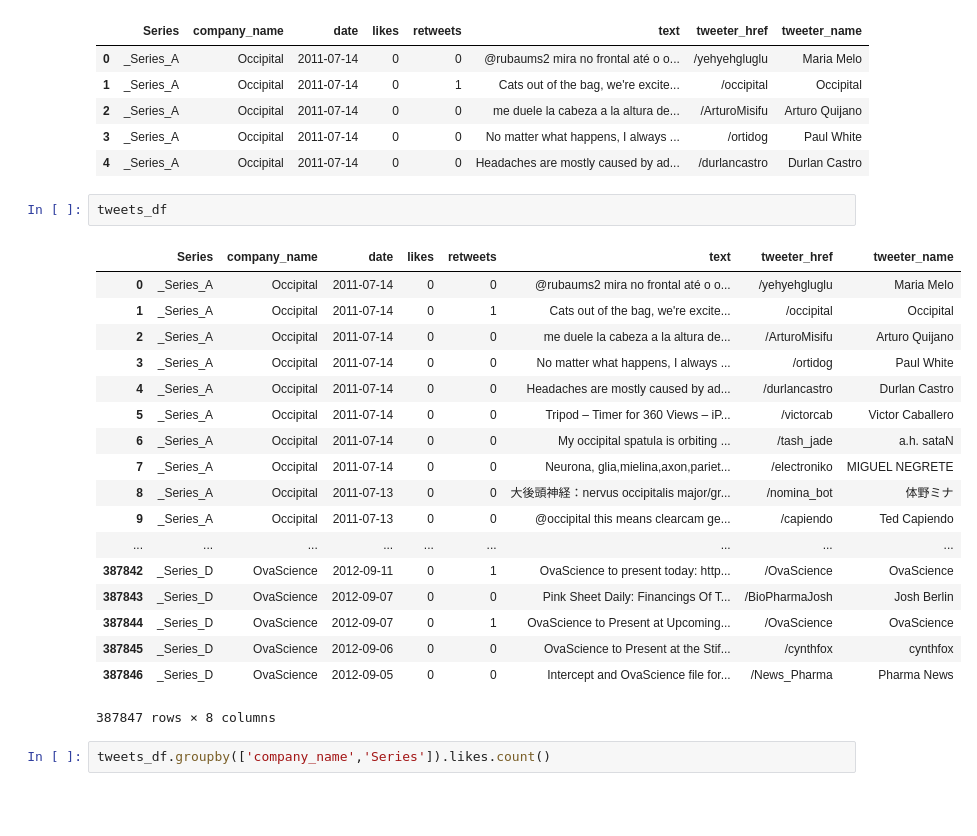
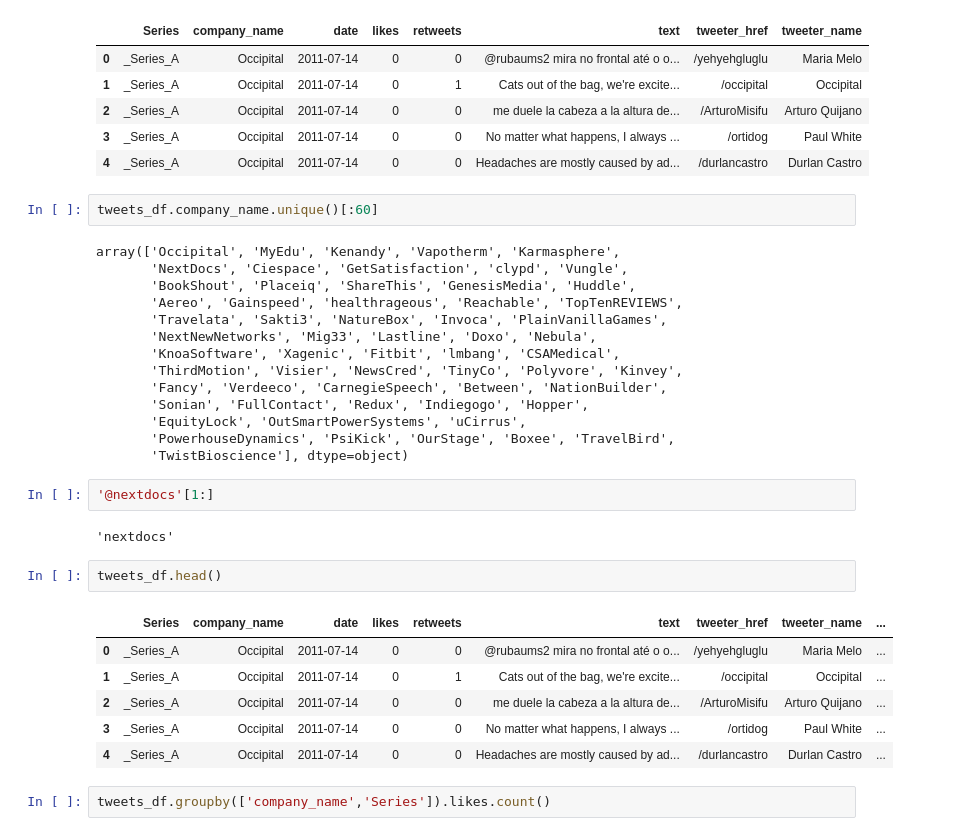
Before and after one commit to kyang01/startup-analysis, a Jupyter notebook: Extracting Tweet Features.ipynb, the cells around one changed output. Cells and saved outputs as stored; diff of their text form; blank space fills up the shorter version.

```diff
--- a/Extracting Tweet Features.ipynb
+++ b/Extracting Tweet Features.ipynb
@@ -149,27 +149,35 @@ tweets_df.groupby()
 | 2 | _Series_A | Occipital | 2011-07-14 | 0 | 0 | me duele la cabeza a la altura de... | /ArturoMisifu | Arturo Quijano |
 | 3 | _Series_A | Occipital | 2011-07-14 | 0 | 0 | No matter what happens, I always ... | /ortidog | Paul White |
 | 4 | _Series_A | Occipital | 2011-07-14 | 0 | 0 | Headaches are mostly caused by ad... | /durlancastro | Durlan Castro |
+# %%
+tweets_df.company_name.unique()[:60]
+# %% [output]
+array(['Occipital', 'MyEdu', 'Kenandy', 'Vapotherm', 'Karmasphere',
+       'NextDocs', 'Ciespace', 'GetSatisfaction', 'clypd', 'Vungle',
+       'BookShout', 'Placeiq', 'ShareThis', 'GenesisMedia', 'Huddle',
+       'Aereo', 'Gainspeed', 'healthrageous', 'Reachable', 'TopTenREVIEWS',
+       'Travelata', 'Sakti3', 'NatureBox', 'Invoca', 'PlainVanillaGames',
+       'NextNewNetworks', 'Mig33', 'Lastline', 'Doxo', 'Nebula',
+       'KnoaSoftware', 'Xagenic', 'Fitbit', 'lmbang', 'CSAMedical',
+       'ThirdMotion', 'Visier', 'NewsCred', 'TinyCo', 'Polyvore', 'Kinvey',
+       'Fancy', 'Verdeeco', 'CarnegieSpeech', 'Between', 'NationBuilder',
+       'Sonian', 'FullContact', 'Redux', 'Indiegogo', 'Hopper',
+       'EquityLock', 'OutSmartPowerSystems', 'uCirrus',
+       'PowerhouseDynamics', 'PsiKick', 'OurStage', 'Boxee', 'TravelBird',
+       'TwistBioscience'], dtype=object)
+# %%
+'@nextdocs'[1:]
+# %% [output]
+'nextdocs'
 # %%
-tweets_df
+tweets_df.head()
 # %% [output]
-|  | Series | company_name | date | likes | retweets | text | tweeter_href | tweeter_name |
-| 0 | _Series_A | Occipital | 2011-07-14 | 0 | 0 | @rubaums2 mira no frontal até o o... | /yehyehgluglu | Maria Melo |
-| 1 | _Series_A | Occipital | 2011-07-14 | 0 | 1 | Cats out of the bag, we're excite... | /occipital | Occipital |
-| 2 | _Series_A | Occipital | 2011-07-14 | 0 | 0 | me duele la cabeza a la altura de... | /ArturoMisifu | Arturo Quijano |
-| 3 | _Series_A | Occipital | 2011-07-14 | 0 | 0 | No matter what happens, I always ... | /ortidog | Paul White |
-| 4 | _Series_A | Occipital | 2011-07-14 | 0 | 0 | Headaches are mostly caused by ad... | /durlancastro | Durlan Castro |
-| 5 | _Series_A | Occipital | 2011-07-14 | 0 | 0 | Tripod – Timer for 360 Views – iP... | /victorcab | Victor Caballero |
-| 6 | _Series_A | Occipital | 2011-07-14 | 0 | 0 | My occipital spatula is orbiting ... | /tash_jade | a.h. sataN |
-| 7 | _Series_A | Occipital | 2011-07-14 | 0 | 0 | Neurona, glia,mielina,axon,pariet... | /electroniko | MIGUEL NEGRETE |
-| 8 | _Series_A | Occipital | 2011-07-13 | 0 | 0 | 大後頭神経：nervus occipitalis major/gr... | /nomina_bot | 体野ミナ |
-| 9 | _Series_A | Occipital | 2011-07-13 | 0 | 0 | @occipital this means clearcam ge... | /capiendo | Ted Capiendo |
-| ... | ... | ... | ... | ... | ... | ... | ... | ... |
-| 387842 | _Series_D | OvaScience | 2012-09-11 | 0 | 1 | OvaScience to present today: http... | /OvaScience | OvaScience |
-| 387843 | _Series_D | OvaScience | 2012-09-07 | 0 | 0 | Pink Sheet Daily: Financings Of T... | /BioPharmaJosh | Josh Berlin |
-| 387844 | _Series_D | OvaScience | 2012-09-07 | 0 | 1 | OvaScience to Present at Upcoming... | /OvaScience | OvaScience |
-| 387845 | _Series_D | OvaScience | 2012-09-06 | 0 | 0 | OvaScience to Present at the Stif... | /cynthfox | cynthfox |
-| 387846 | _Series_D | OvaScience | 2012-09-05 | 0 | 0 | Intercept and OvaScience file for... | /News_Pharma | Pharma News |
+|  | Series | company_name | date | likes | retweets | text | tweeter_href | tweeter_name | ... |
+| 0 | _Series_A | Occipital | 2011-07-14 | 0 | 0 | @rubaums2 mira no frontal até o o... | /yehyehgluglu | Maria Melo | ... |
+| 1 | _Series_A | Occipital | 2011-07-14 | 0 | 1 | Cats out of the bag, we're excite... | /occipital | Occipital | ... |
+| 2 | _Series_A | Occipital | 2011-07-14 | 0 | 0 | me duele la cabeza a la altura de... | /ArturoMisifu | Arturo Quijano | ... |
+| 3 | _Series_A | Occipital | 2011-07-14 | 0 | 0 | No matter what happens, I always ... | /ortidog | Paul White | ... |
+| 4 | _Series_A | Occipital | 2011-07-14 | 0 | 0 | Headaches are mostly caused by ad... | /durlancastro | Durlan Castro | ... |
-387847 rows × 8 columns
 # %%
 tweets_df.groupby(['company_name','Series']).likes.count()
 # %% [output]
```
Also changed, not shown: parts of 43 cells of this notebook, 1 other file.
